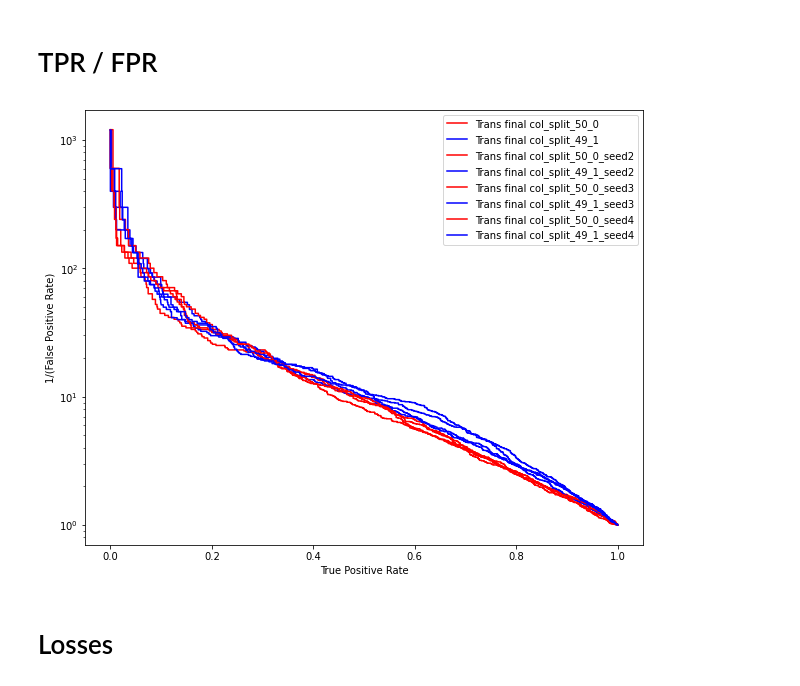
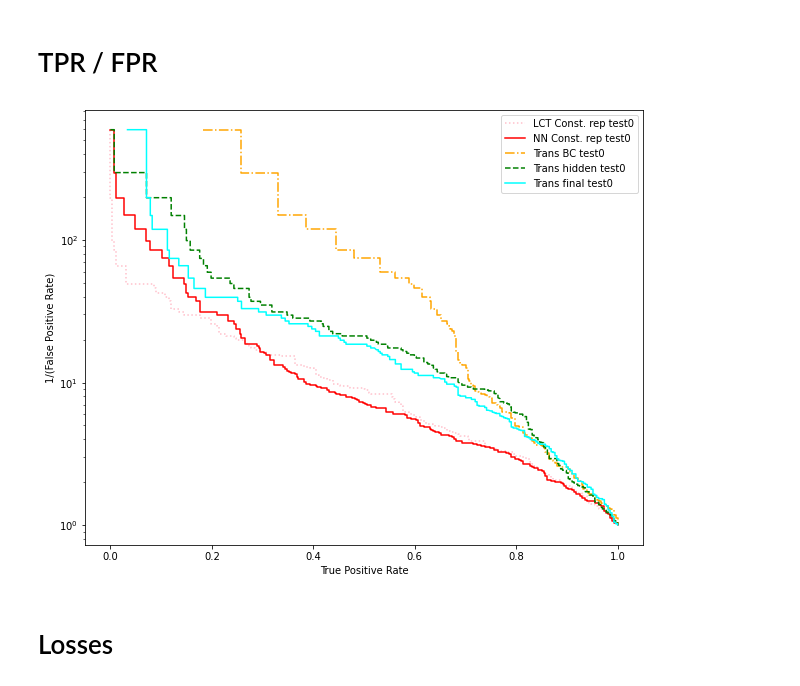
Before and after one commit to rmastand/JetCLR_AD, a Jupyter notebook: scripts/final_plots.ipynb, the cells around one changed output. Saved outputs shown, nothing was run; the diff lists cells and outputs as text; code cells hidden in the pictures.

```diff
--- a/scripts/final_plots.ipynb
+++ b/scripts/final_plots.ipynb
@@ -16,8 +16,7 @@ exp_id_list = ["col_split_50_0", "col_split_49_1", "col_split_50_0_seed2", "col_
 #exp_id_list = ["0016d","0032d","0052d","0100d","0200d","0300d","0400d","0600d","0800d","1000d"]
 #exp_id_list = ["0016d","0032d","0100d","0200d","0400d"]
 
-
-
+exp_id_list = ["test0"]
 
 lct_const_rep_tpr_dict = {}
 lct_const_rep_fpr_dict = {}
@@ -26,51 +25,51 @@ nn_const_rep_fpr_dict = {}
 trans_BC_tpr_dict = {}
 trans_BC_fpr_dict = {}
 lct_tpr_dict = {0:{},1:{},2:{}}
 lct_fpr_dict = {0:{},1:{},2:{}}
 
 for exp_id in exp_id_list:
-    expt_dir = base_dir + "projects/rep_learning/experiments/2909/" + exp_id + "/"
-    constit_num = exp_id.split("_")[2]
-    #constit_num = 30
+    expt_dir = base_dir + "projects/rep_learning/experiments/dijet/" + exp_id + "/"
+    #constit_num = exp_id.split("_")[2]
+    constit_num = 50
 
-    #lct_const_rep_tpr_dict[exp_id] = np.load( expt_dir+"const_rep_lct_tpr_"+str(constit_num)+".npy" )
-    #lct_const_rep_fpr_dict[exp_id] = np.load( expt_dir+"const_rep_lct_fpr_"+str(constit_num)+".npy" )
-    #nn_const_rep_tpr_dict[exp_id] = np.load( expt_dir+"const_rep_nn_tpr_"+str(constit_num)+".npy" )
-    #nn_const_rep_fpr_dict[exp_id] = np.load( expt_dir+"const_rep_nn_fpr_"+str(constit_num)+".npy" )
-    #trans_BC_tpr_dict[exp_id] = np.load( expt_dir+"trans_BC_tpr_"+str(constit_num)+".npy" )
-    #trans_BC_fpr_dict[exp_id] = np.load( expt_dir+"trans_BC_fpr_"+str(constit_num)+".npy" )
-    #lct_tpr_dict[0][exp_id] = np.load( expt_dir+"CLR_LCT0_tpr_"+str(constit_num)+".npy" )
-    #lct_fpr_dict[0][exp_id] = np.load( expt_dir+"CLR_LCT0_fpr_"+str(constit_num)+".npy" )
+    lct_const_rep_tpr_dict[exp_id] = np.load( expt_dir+"const_rep_lct_tpr_"+str(constit_num)+".npy" )
+    lct_const_rep_fpr_dict[exp_id] = np.load( expt_dir+"const_rep_lct_fpr_"+str(constit_num)+".npy" )
+    nn_const_rep_tpr_dict[exp_id] = np.load( expt_dir+"const_rep_nn_tpr_"+str(constit_num)+".npy" )
+    nn_const_rep_fpr_dict[exp_id] = np.load( expt_dir+"const_rep_nn_fpr_"+str(constit_num)+".npy" )
+    trans_BC_tpr_dict[exp_id] = np.load( expt_dir+"trans_BC_tpr_"+str(constit_num)+".npy" )
+    trans_BC_fpr_dict[exp_id] = np.load( expt_dir+"trans_BC_fpr_"+str(constit_num)+".npy" )
+    lct_tpr_dict[0][exp_id] = np.load( expt_dir+"CLR_LCT0_tpr_"+str(constit_num)+".npy" )
+    lct_fpr_dict[0][exp_id] = np.load( expt_dir+"CLR_LCT0_fpr_"+str(constit_num)+".npy" )
     lct_tpr_dict[1][exp_id] = np.load( expt_dir+"CLR_LCT1_tpr_"+str(constit_num)+".npy" )
     lct_fpr_dict[1][exp_id] = np.load( expt_dir+"CLR_LCT1_fpr_"+str(constit_num)+".npy" )
     lct_tpr_dict[2][exp_id] = np.load( expt_dir+"CLR_LCT2_tpr_"+str(constit_num)+".npy" )
     lct_fpr_dict[2][exp_id] = np.load( expt_dir+"CLR_LCT2_fpr_"+str(constit_num)+".npy" )
 
 
 #colors = ["C0", "C1", "C2", "C3", "C4", "C5", "C6", "C7", "C8", "C9", "C10","C11"]
 
 colors = ["pink", "red", "orange", "green", "cyan", "blue", "purple", "brown", "grey", "black","C11"]
 
-colors = ["red", "blue", "red", "blue", "red", "blue", "red", "blue", "red", "blue","red"]
+#colors = ["red", "blue", "red", "blue", "red", "blue", "red", "blue", "red", "blue","red"]
 
 plt.figure(figsize = (10,8))
 
 for i, exp_id in enumerate(exp_id_list):
 
-    #plt.plot(lct_const_rep_tpr_dict[exp_id], 1.0/lct_const_rep_fpr_dict[exp_id], label = "LCT Const. rep "+exp_id, color = colors[i], linestyle = "dotted")
-    #plt.plot(nn_const_rep_tpr_dict[exp_id], 1.0/nn_const_rep_fpr_dict[exp_id], label = "NN Const. rep "+exp_id, color = colors[i])
-    #plt.plot(trans_BC_tpr_dict[exp_id], 1.0/trans_BC_fpr_dict[exp_id], label = "Trans BC "+exp_id, color = colors[i], linestyle = "dashdot")
+    plt.plot(lct_const_rep_tpr_dict[exp_id], 1.0/lct_const_rep_fpr_dict[exp_id], label = "LCT Const. rep "+exp_id, color = colors[0], linestyle = "dotted")
+    plt.plot(nn_const_rep_tpr_dict[exp_id], 1.0/nn_const_rep_fpr_dict[exp_id], label = "NN Const. rep "+exp_id, color = colors[1])
+    plt.plot(trans_BC_tpr_dict[exp_id], 1.0/trans_BC_fpr_dict[exp_id], label = "Trans BC "+exp_id, color = colors[2], linestyle = "dashdot")
     #plt.plot(lct_tpr_dict[0][exp_id], 1.0/lct_fpr_dict[0][exp_id], label = "LCT0 "+exp_id, color = colors[i])
-    #plt.plot(lct_tpr_dict[1][exp_id], 1.0/lct_fpr_dict[1][exp_id], label = "Trans hidden "+exp_id, color = colors[i], linestyle = "dashed")
-    plt.plot(lct_tpr_dict[2][exp_id], 1.0/lct_fpr_dict[2][exp_id], label = "Trans final "+exp_id, color = colors[i], linestyle = "solid")
+    plt.plot(lct_tpr_dict[1][exp_id], 1.0/lct_fpr_dict[1][exp_id], label = "Trans hidden "+exp_id, color = colors[3], linestyle = "dashed")
+    plt.plot(lct_tpr_dict[2][exp_id], 1.0/lct_fpr_dict[2][exp_id], label = "Trans final "+exp_id, color = colors[4], linestyle = "solid")
 
 plt.yscale("log")
 plt.xlabel("True Positive Rate")
 plt.ylabel("1/(False Positive Rate)")
 plt.legend()
 plt.show()
 # %% [output]
-[figure, old version]
+[figure, new version]
 # %% [markdown]
 # Losses
 # %%
```
Also changed, not shown: parts of 1 cell of this notebook, 6 other files.
